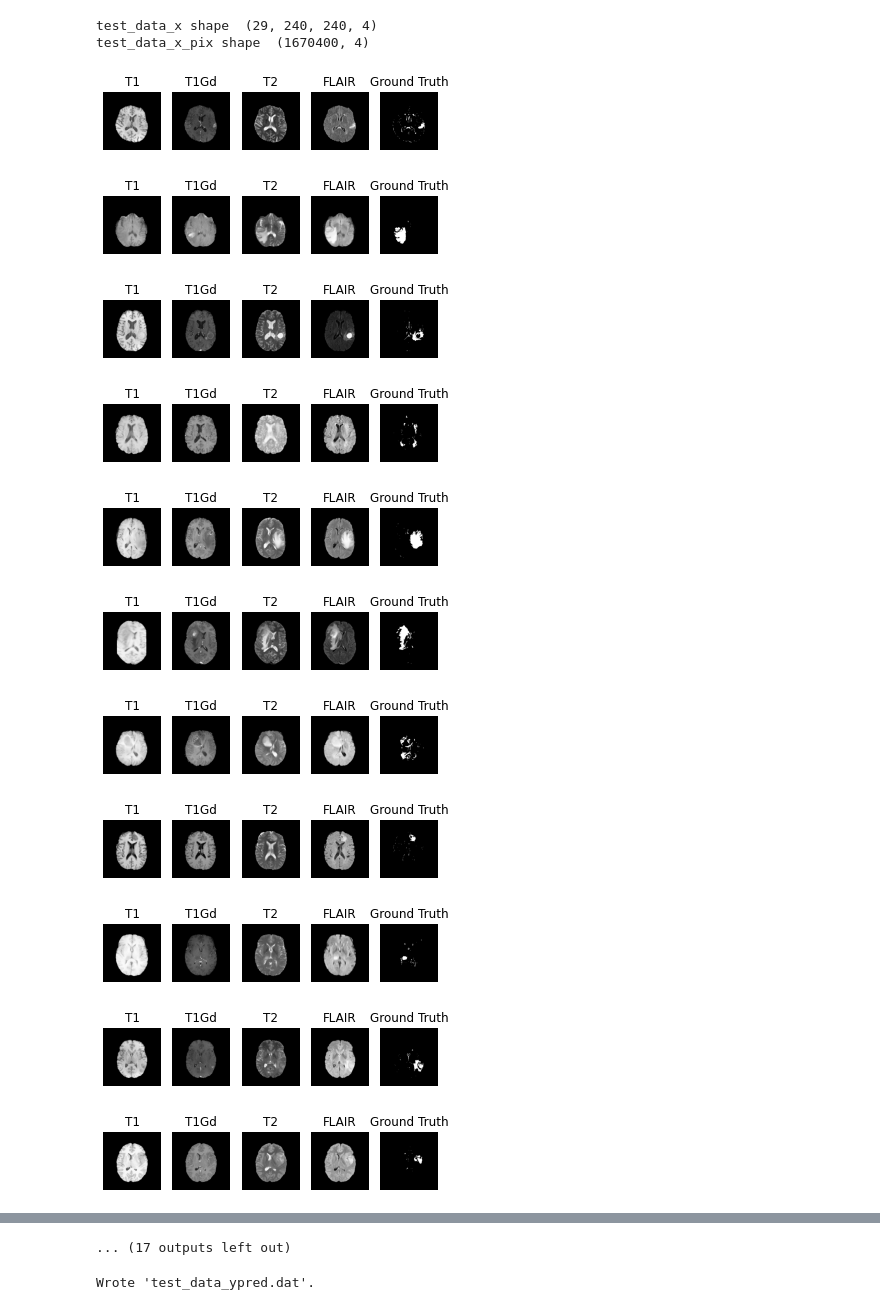
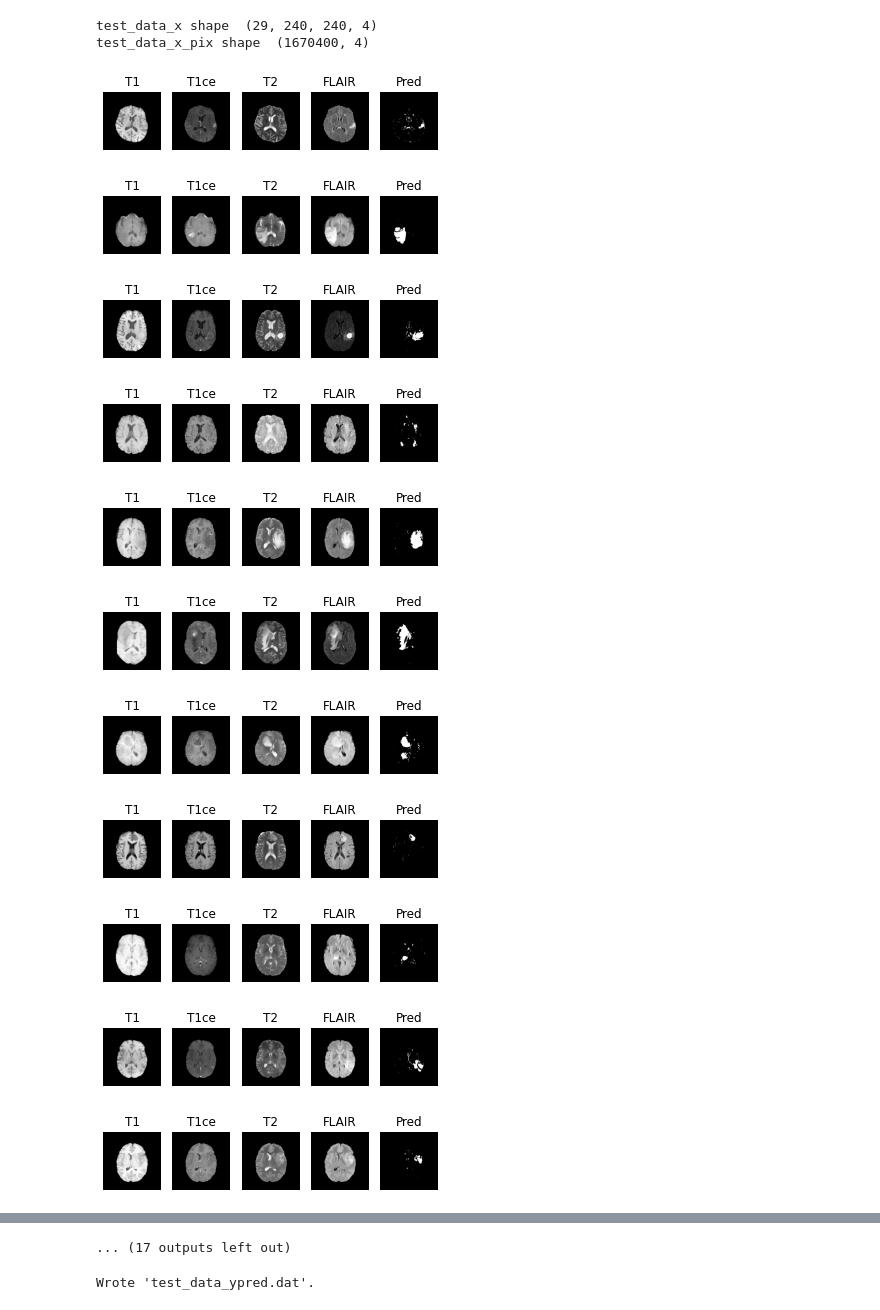
Before and after one commit to SidoShiro/BrainTumorsDetector-T34, a Jupyter notebook: BrainTumorsDetector.ipynb, the cells around one changed output, grey strips where cells are left out. Saved outputs shown, nothing was run; the diff lists cells and outputs as text; code cells hidden in the pictures.

```diff
--- a/BrainTumorsDetector.ipynb
+++ b/BrainTumorsDetector.ipynb
@@ -33,7 +33,7 @@ train_data_y = np.memmap(PATH_TO_RESOURCES + "train_data_y.dat", mode='r',
 test_data_x = np.memmap(PATH_TO_RESOURCES + "test_data_x.dat", mode='r',
                         dtype=np.float32, shape=(29, 240, 240, 4))
 # %%
-def display(array_x, array_y, brain):
+def display(array_x, array_y, brain, fifth_title="Ground Truth"):
     plt.subplot(151)
     plt.imshow(array_x[brain, :, :, 0], cmap='Greys_r')
     plt.axis('off')
@@ -41,7 +41,7 @@ def display(array_x, array_y, brain):
     plt.subplot(152)
     plt.imshow(array_x[brain, :, :, 1], cmap='Greys_r')
     plt.axis('off')
-    plt.title("T1Gd")
+    plt.title("T1ce")
     plt.subplot(153)
     plt.imshow(array_x[brain, :, :, 2], cmap='Greys_r')
     plt.axis('off')
@@ -53,9 +53,9 @@ def display(array_x, array_y, brain):
     plt.subplot(155)
     plt.imshow(array_y[brain, :, :], cmap='Greys_r')
     plt.axis('off')
-    plt.title("Ground Truth")
+    plt.title(fifth_title)
     plt.show()
 
 
-display(train_data_x, train_data_y, 2)
+display(train_data_x, train_data_y, 0)
 # %% [output]
@@ -289,10 +318,22 @@ import numpy as np
 
 from catboost import CatBoostClassifier, Pool
 
-catboost_model = CatBoostClassifier(loss_function='Logloss',
-                           verbose=True,
-                            iterations=1000,
-                            learning_rate=0.3)
+catboost_model = CatBoostClassifier(
+    loss_function='Logloss', # CroosEntropy
+    verbose=True,
+    iterations=20,
+    learning_rate=0.50,
+    border_count=256,
+)
+
+""" 0.7626
+loss_function='Logloss', # Logloss, CrossEntropy, MultiClass, MultiClassOneVsAl
+    verbose=True,
+    iterations=100,
+    learning_rate=0.5,
+    border_count=256,
+)
+"""
 
 
 # train the model
@@ -341,7 +382,7 @@ print('test_data_x_pix shape ', test_data_x_pix.shape)
 
 
 # Best Classifier
-bestclassifier = mlpclf1
+bestclassifier = catboost_model # catboost_model, mlpclf1
 
 test_data_ypred = bestclassifier.predict(test_data_x_pix)  # prediction
 # %% [output]
@@ -350,16 +391,16 @@ test_data_x_pix shape  (1670400, 4)
 # %%
 test_res = test_data_ypred.reshape((29, 240, 240))
 for i in range(len(test_data_x)):
-    display(test_data_x, test_res, i)
+    display(test_data_x, test_res, i, fifth_title="Pred")
 # %% [output]
-[figure, old version]
+[figure, new version]
-[figure, old version]
+[figure, new version]
-[figure, old version]
+[figure, new version]
-[figure, old version]
+[figure, new version]
-[figure, old version]
+[figure, new version]
-[figure, old version]
+[figure, new version]
-[figure, old version]
+[figure, new version]
-[figure, old version]
+[figure, new version]
-[figure, old version]
+[figure, new version]
-[figure, old version]
+[figure, new version]
-[figure, old version]
+[figure, new version]
```
Also changed, not shown: parts of 15 cells of this notebook.
